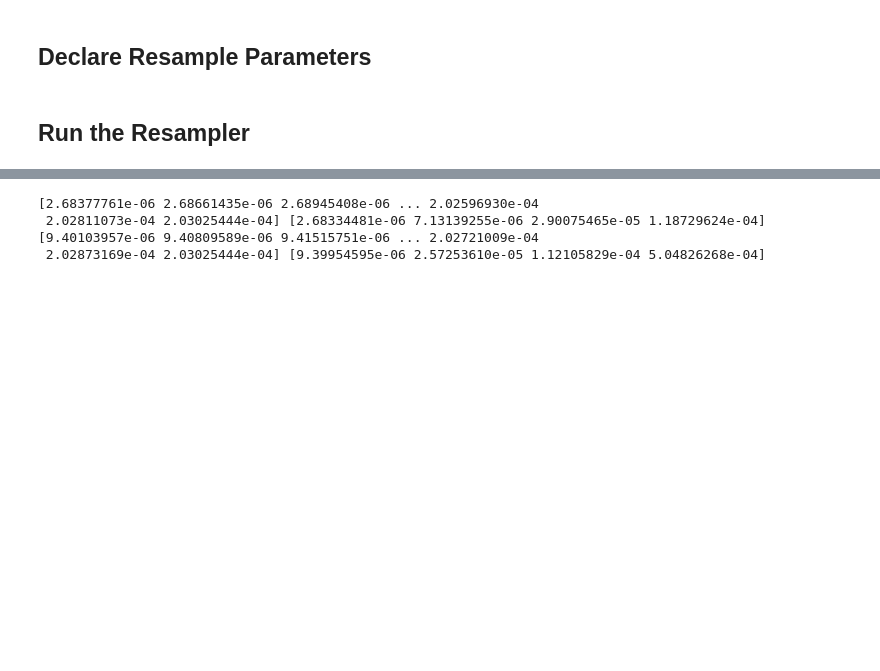
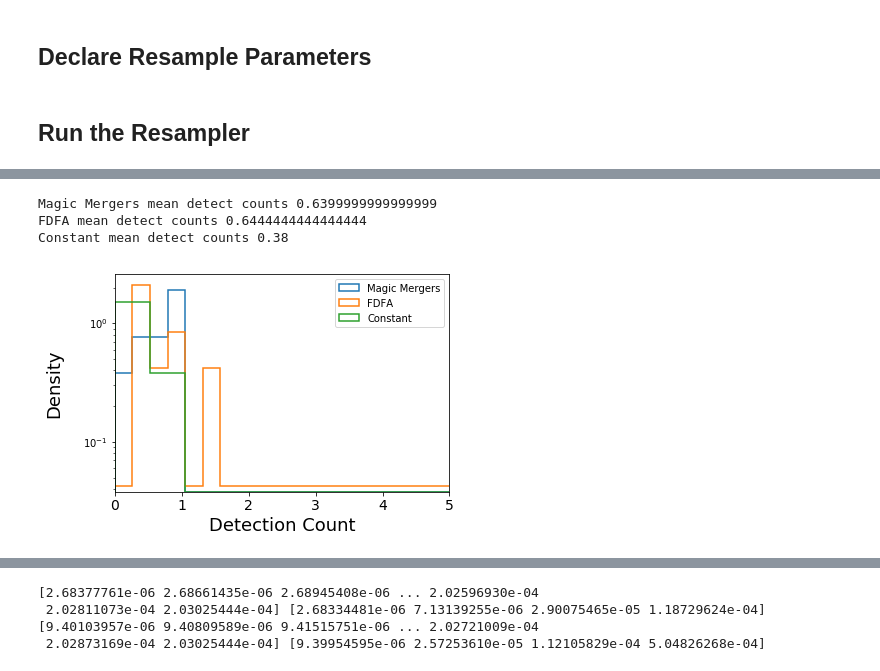
Before and after one commit to mikekatz04/Illustris_LISA_paper, a Jupyter notebook: code/paper_plots.ipynb, the cells around one changed output, grey strips where cells are left out. Saved outputs shown, nothing was run; the diff lists cells and outputs as text; code cells hidden in the pictures; blank space fills up the shorter version.

```diff
--- a/code/paper_plots.ipynb
+++ b/code/paper_plots.ipynb
@@ -133,0 +189,25 @@ ValueError: Data has no positive values, and therefore can not be log-scaled.
+# %%
+def detection_hist(ax, label_fontsize=18, tick_fontsize=14, legend=True):
+    detection_bins = np.linspace(0.0, 5.0, 20)
+    for label in evolve_out:
+        uni_vals, uni_counts = np.unique(evolve_out[label]['cats_det']['cat'], return_counts=True)
+        per_year_counts = uni_counts/t_obs
+        print(label, 'mean detect counts', np.mean(per_year_counts))
+        ax.hist(per_year_counts, bins=detection_bins, label=label, histtype='step', lw=1.5, log=True, density=True)
+
+    xticks = [0,1,2,3,4,5]
+    ax.set_xlim(0.0, max(xticks))
+    ax.set_xticks(xticks)
+    ax.set_xticklabels(['%i'%i for i in xticks], fontsize=tick_fontsize)
+
+    #yticks = [0,1,2,3,4,5]
+    #ax.set_ylim(min(xticks), max(xticks))
+    #ax.set_yticks(xticks)
+    #ax.set_yticklabels(['%i'%i for i in xticks], fontsize=14)
+
+
+    ax.set_xlabel('Detection Count',fontsize=label_fontsize)
+    ax.set_ylabel('Density', labelpad=20, fontsize=label_fontsize)
+    if legend:
+        ax.legend(loc='best')
+    return ax
@@ -133,0 +219,8 @@ ValueError: Data has no positive values, and therefore can not be log-scaled.
+# %%
+fig, ax = plt.subplots(1,1)
+ax = detection_hist(ax)
+# %% [output]
+Magic Mergers mean detect counts 0.6399999999999999
+FDFA mean detect counts 0.6444444444444444
+Constant mean detect counts 0.38
+[figure, added]
```
Also changed, not shown: parts of 24 cells of this notebook.
